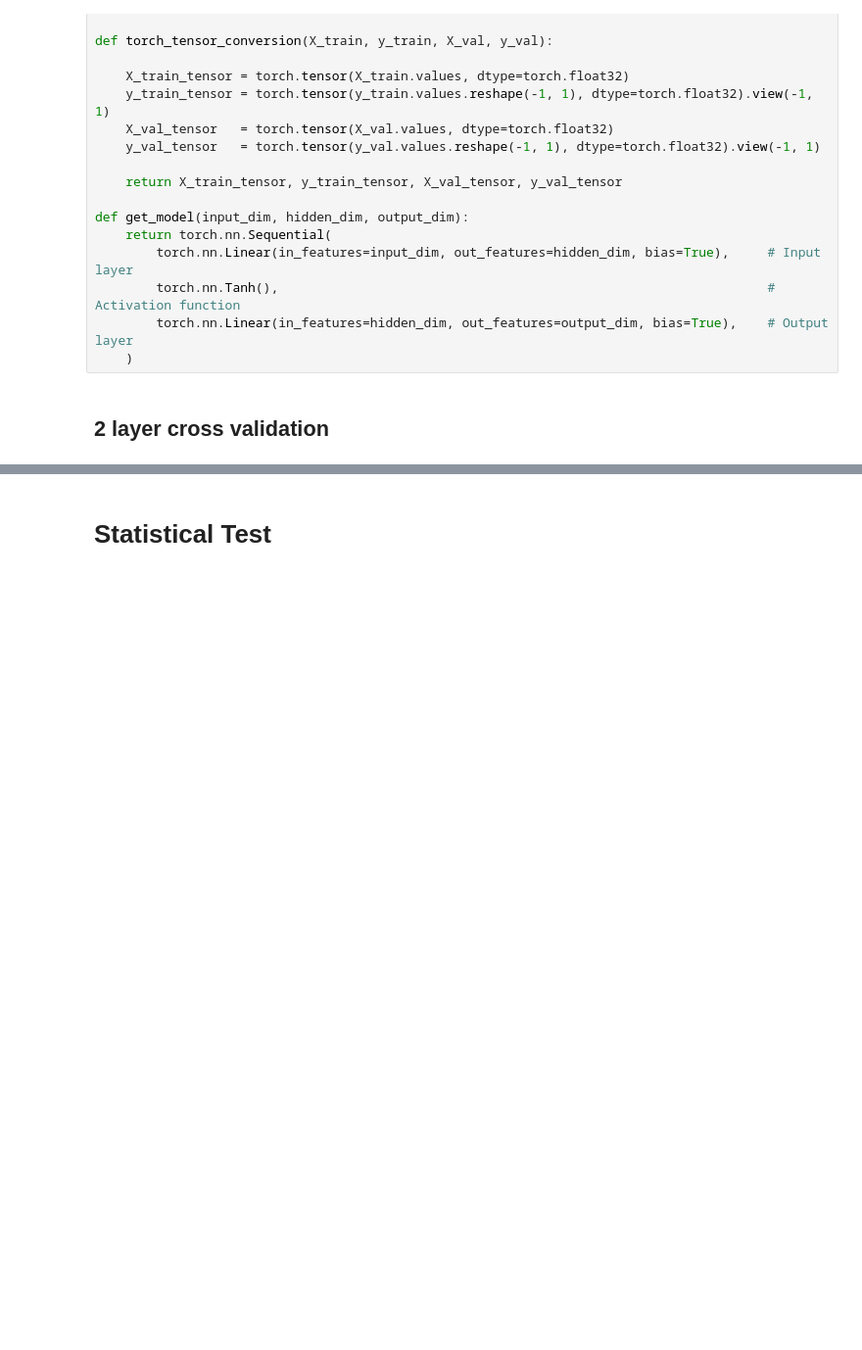
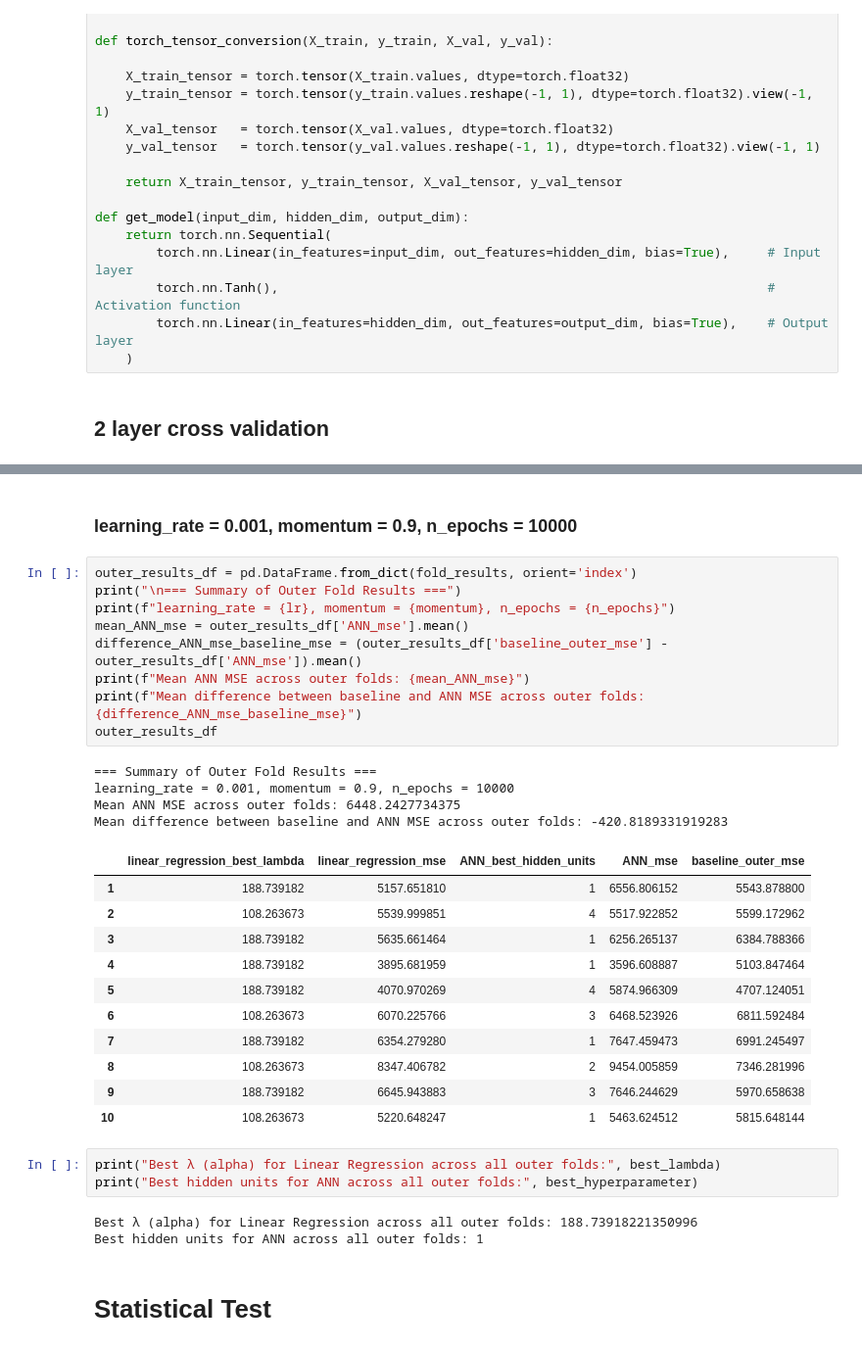
Before and after one commit to andregodinhodtu/02452---Machine-Learning---Project, a Jupyter notebook: report_2/code/notebooks/regression/3_reg_cross_validation.ipynb, the cells around one changed output, grey strips where cells are left out. Shown at 98% size. Cells and saved outputs as stored; diff of their text form; blank space fills up the shorter version.

```diff
--- a/report_2/code/notebooks/regression/3_reg_cross_validation.ipynb
+++ b/report_2/code/notebooks/regression/3_reg_cross_validation.ipynb
@@ -331,3 +424,36 @@ Best hidden units for ANN across all outer folds: 5
+# %% [markdown]
+### learning_rate = 0.001, momentum = 0.9, n_epochs = 10000
+# %%
+outer_results_df = pd.DataFrame.from_dict(fold_results, orient='index')
+print("\n=== Summary of Outer Fold Results ===")
+print(f"learning_rate = {lr}, momentum = {momentum}, n_epochs = {n_epochs}")
+mean_ANN_mse = outer_results_df['ANN_mse'].mean()
+difference_ANN_mse_baseline_mse = (outer_results_df['baseline_outer_mse'] - outer_results_df['ANN_mse']).mean()
+print(f"Mean ANN MSE across outer folds: {mean_ANN_mse}")
+print(f"Mean difference between baseline and ANN MSE across outer folds: {difference_ANN_mse_baseline_mse}")
+outer_results_df
+# %% [output]
+=== Summary of Outer Fold Results ===
+learning_rate = 0.001, momentum = 0.9, n_epochs = 10000
+Mean ANN MSE across outer folds: 6448.2427734375
+Mean difference between baseline and ANN MSE across outer folds: -420.8189331919283
+|  | linear_regression_best_lambda | linear_regression_mse | ANN_best_hidden_units | ANN_mse | baseline_outer_mse |
+| 1 | 188.739182 | 5157.651810 | 1 | 6556.806152 | 5543.878800 |
+| 2 | 108.263673 | 5539.999851 | 4 | 5517.922852 | 5599.172962 |
+| 3 | 188.739182 | 5635.661464 | 1 | 6256.265137 | 6384.788366 |
+| 4 | 188.739182 | 3895.681959 | 1 | 3596.608887 | 5103.847464 |
+| 5 | 188.739182 | 4070.970269 | 4 | 5874.966309 | 4707.124051 |
+| 6 | 108.263673 | 6070.225766 | 3 | 6468.523926 | 6811.592484 |
+| 7 | 188.739182 | 6354.279280 | 1 | 7647.459473 | 6991.245497 |
+| 8 | 108.263673 | 8347.406782 | 2 | 9454.005859 | 7346.281996 |
+| 9 | 188.739182 | 6645.943883 | 3 | 7646.244629 | 5970.658638 |
+| 10 | 108.263673 | 5220.648247 | 1 | 5463.624512 | 5815.648144 |
+# %%
+print("Best λ (alpha) for Linear Regression across all outer folds:", best_lambda)
+print("Best hidden units for ANN across all outer folds:", best_hyperparameter)
+# %% [output]
+Best λ (alpha) for Linear Regression across all outer folds: 188.73918221350996
+Best hidden units for ANN across all outer folds: 1
 # %% [markdown]
 # Statistical Test
 # %% [markdown]
```
Also changed, not shown: parts of 17 cells of this notebook, 3 other files.
